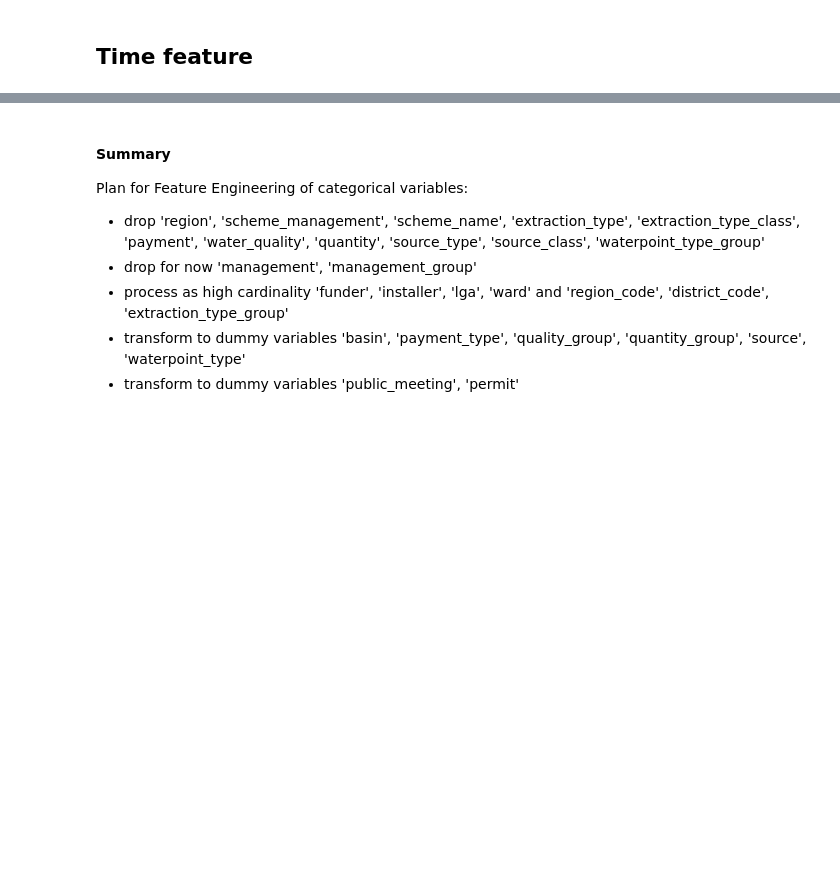
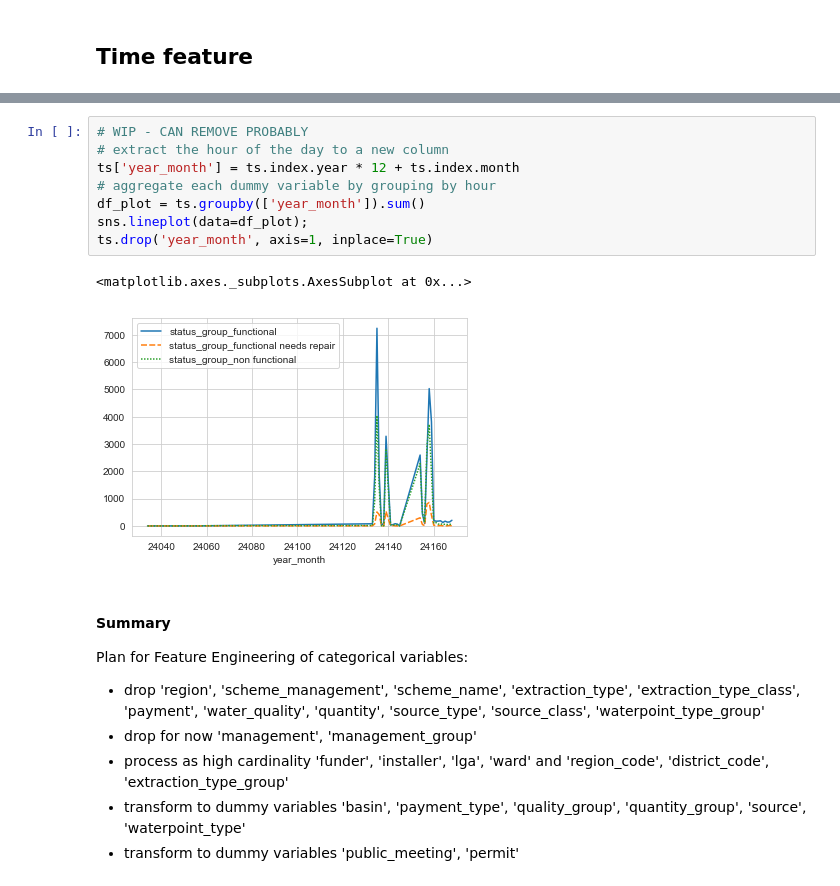
Before and after one commit to cedric-bertrand/DS-py, a Jupyter notebook: taarifa-wp/water_pumps.ipynb, the cells around one changed output, grey strips where cells are left out. Saved outputs shown, nothing was run; the diff lists cells and outputs as text; blank space fills up the shorter version.

```diff
--- a/taarifa-wp/water_pumps.ipynb
+++ b/taarifa-wp/water_pumps.ipynb
@@ -584,3 +584,14 @@ ts.drop('month', axis=1, inplace=True)
+# %%
+# WIP - CAN REMOVE PROBABLY
+# extract the hour of the day to a new column
+ts['year_month'] = ts.index.year * 12 + ts.index.month
+# aggregate each dummy variable by grouping by hour
+df_plot = ts.groupby(['year_month']).sum()
+sns.lineplot(data=df_plot);
+ts.drop('year_month', axis=1, inplace=True)
+# %% [output]
+<matplotlib.axes._subplots.AxesSubplot at 0x...>
+[figure, added]
 # %% [markdown]
 #### Summary
 Plan for Feature Engineering of categorical variables:
```
Also changed, not shown: parts of 33 cells of this notebook.
